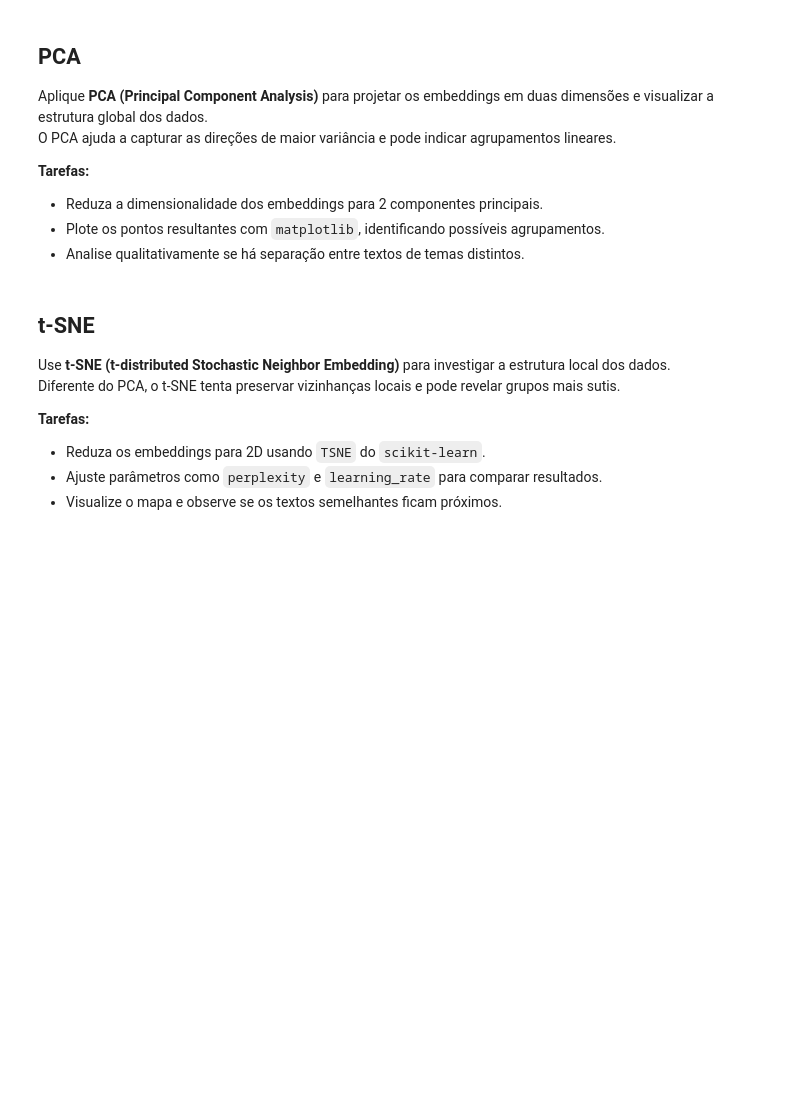
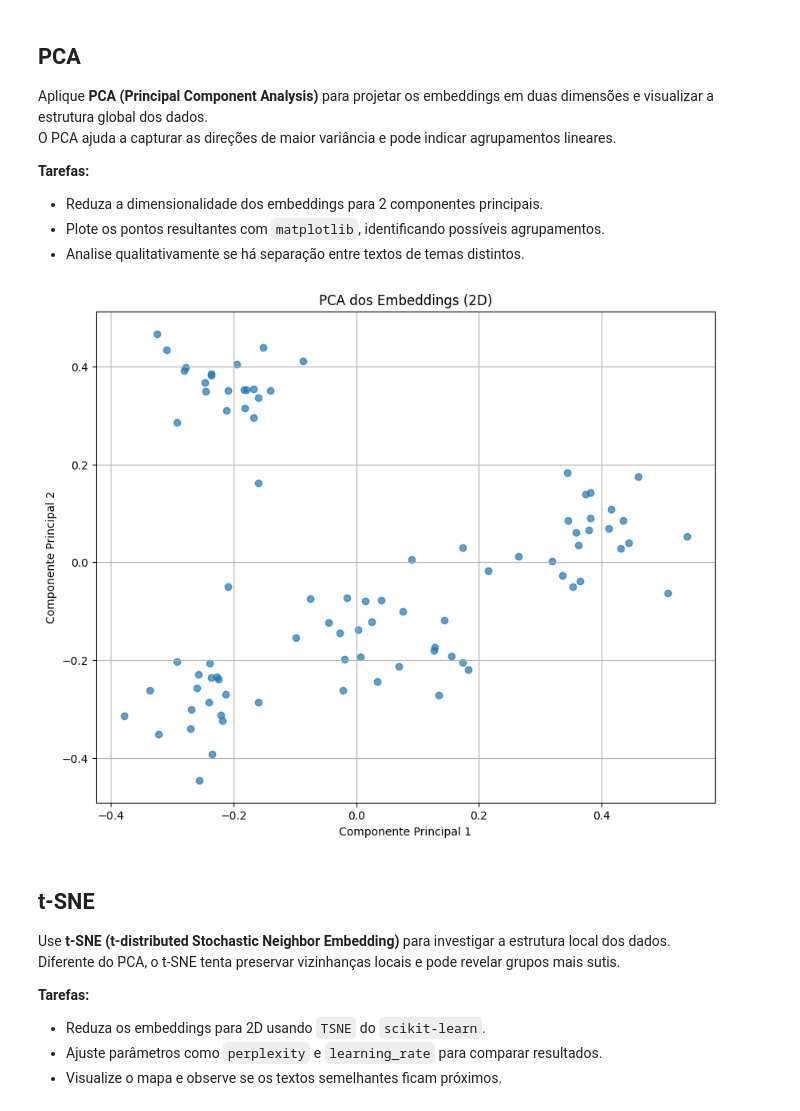
Before and after one commit to eudessb/unsup-learning, a Jupyter notebook: 10 - Embeddings Analysis.ipynb, the cells around one changed output. Saved outputs shown, nothing was run; the diff lists cells and outputs as text; code cells hidden in the pictures; blank space fills up the shorter version.

```diff
--- a/10 - Embeddings Analysis.ipynb
+++ b/10 - Embeddings Analysis.ipynb
@@ -102,7 +102,7 @@ O objetivo é obter uma matriz `X` com formato **(N, dim)**, onde **N** é o nú
 import sentence_transformers
 
 model = sentence_transformers.SentenceTransformer('all-MiniLM-L6-v2')
-embendeddings = model.encode(sentences)
+embeddings = model.encode(sentences)
 # %% [markdown]
 ## PCA
 
@@ -113,6 +113,26 @@ O PCA ajuda a capturar as direções de maior variância e pode indicar agrupame
 - Reduza a dimensionalidade dos embeddings para 2 componentes principais.
 - Plote os pontos resultantes com `matplotlib`, identificando possíveis agrupamentos.
 - Analise qualitativamente se há separação entre textos de temas distintos.
+# %%
+from sklearn.decomposition import PCA
+import matplotlib.pyplot as plt
+
+# Inicializa o PCA para 2 componentes
+pca = PCA(n_components=2)
+
+# Aplica o PCA nos embeddings
+embeddings_pca = pca.fit_transform(embeddings)
+
+# Plota os resultados
+plt.figure(figsize=(10, 8))
+plt.scatter(embeddings_pca[:, 0], embeddings_pca[:, 1], alpha=0.7)
+plt.title('PCA dos Embeddings (2D)')
+plt.xlabel('Componente Principal 1')
+plt.ylabel('Componente Principal 2')
+plt.grid(True)
+plt.show()
+# %% [output]
+[figure, added]
 # %% [markdown]
 ## t-SNE
 
```
Also changed, not shown: parts of 3 cells of this notebook.
